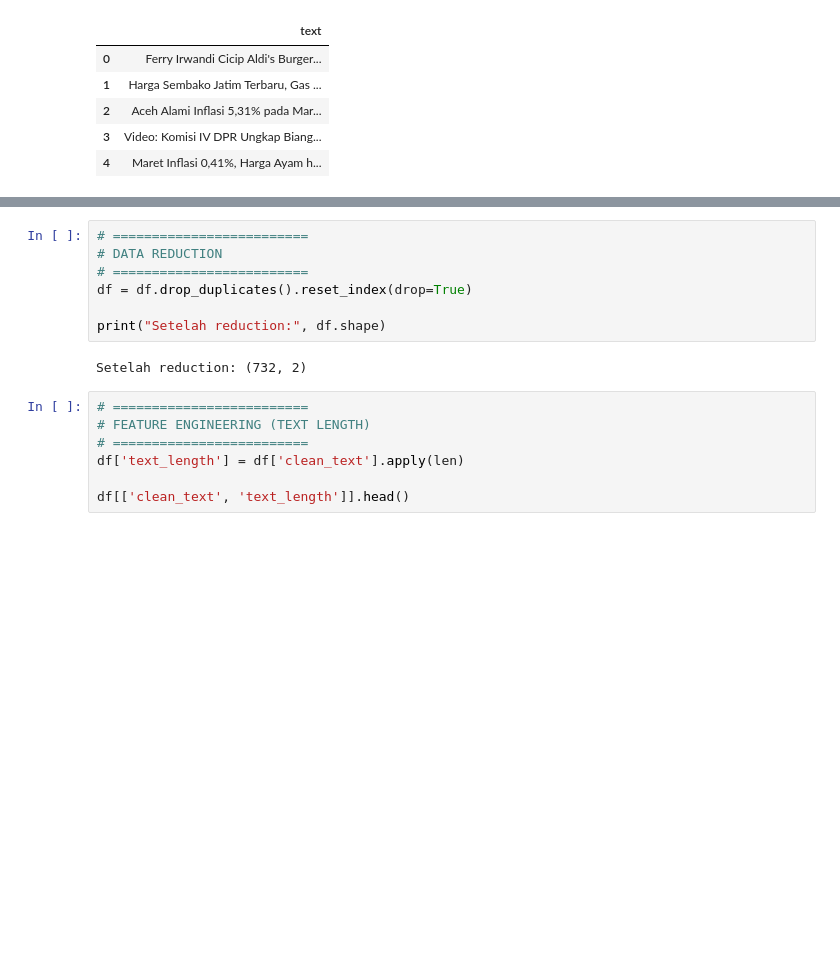
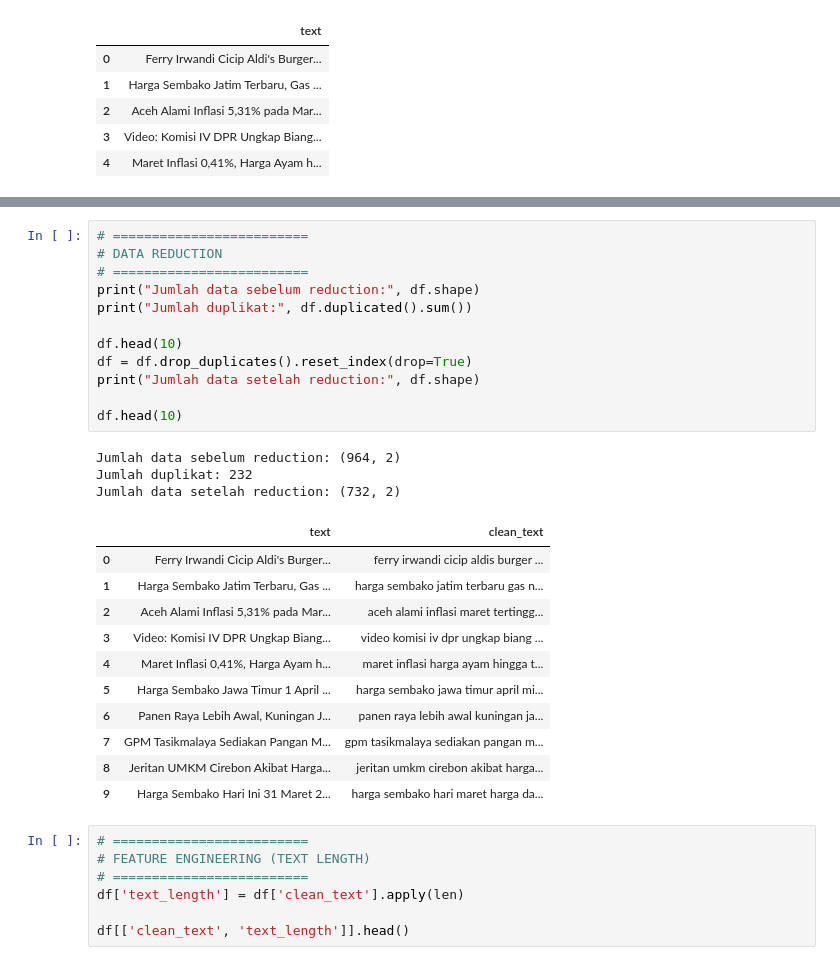
Before and after one commit to afllaabdi/tugas_NLP, a Jupyter notebook: Source_Code.ipynb, the cells around one changed output, grey strips where cells are left out. Drawn from its saved outputs; the diff is of its cells as text; blank space fills up the shorter version.

```diff
--- a/Source_Code.ipynb
+++ b/Source_Code.ipynb
@@ -87,12 +120,30 @@ df.head()
 # %%
 # =========================
 # DATA REDUCTION
 # =========================
+print("Jumlah data sebelum reduction:", df.shape)
+print("Jumlah duplikat:", df.duplicated().sum())
+
+df.head(10)
 df = df.drop_duplicates().reset_index(drop=True)
+print("Jumlah data setelah reduction:", df.shape)
 
-print("Setelah reduction:", df.shape)
+df.head(10)
 # %% [output]
-Setelah reduction: (732, 2)
+Jumlah data sebelum reduction: (964, 2)
+Jumlah duplikat: 232
+Jumlah data setelah reduction: (732, 2)
+|  | text | clean_text |
+| 0 | Ferry Irwandi Cicip Aldi's Burger... | ferry irwandi cicip aldis burger ... |
+| 1 | Harga Sembako Jatim Terbaru, Gas ... | harga sembako jatim terbaru gas n... |
+| 2 | Aceh Alami Inflasi 5,31% pada Mar... | aceh alami inflasi maret tertingg... |
+| 3 | Video: Komisi IV DPR Ungkap Biang... | video komisi iv dpr ungkap biang ... |
+| 4 | Maret Inflasi 0,41%, Harga Ayam h... | maret inflasi harga ayam hingga t... |
+| 5 | Harga Sembako Jawa Timur 1 April ... | harga sembako jawa timur april mi... |
+| 6 | Panen Raya Lebih Awal, Kuningan J... | panen raya lebih awal kuningan ja... |
+| 7 | GPM Tasikmalaya Sediakan Pangan M... | gpm tasikmalaya sediakan pangan m... |
+| 8 | Jeritan UMKM Cirebon Akibat Harga... | jeritan umkm cirebon akibat harga... |
+| 9 | Harga Sembako Hari Ini 31 Maret 2... | harga sembako hari maret harga da... |
 # %%
 # =========================
 # FEATURE ENGINEERING (TEXT LENGTH)
```
Also changed, not shown: parts of 3 cells of this notebook.
